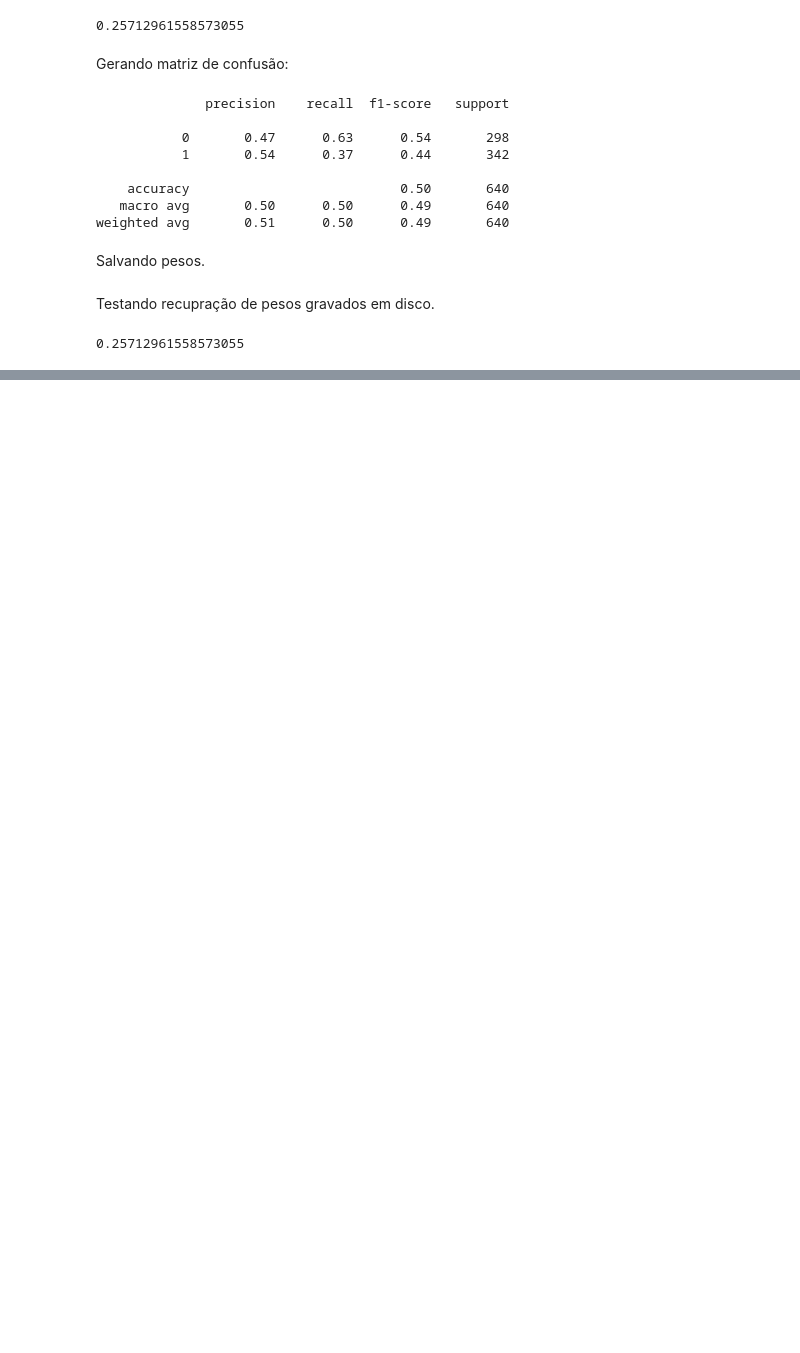
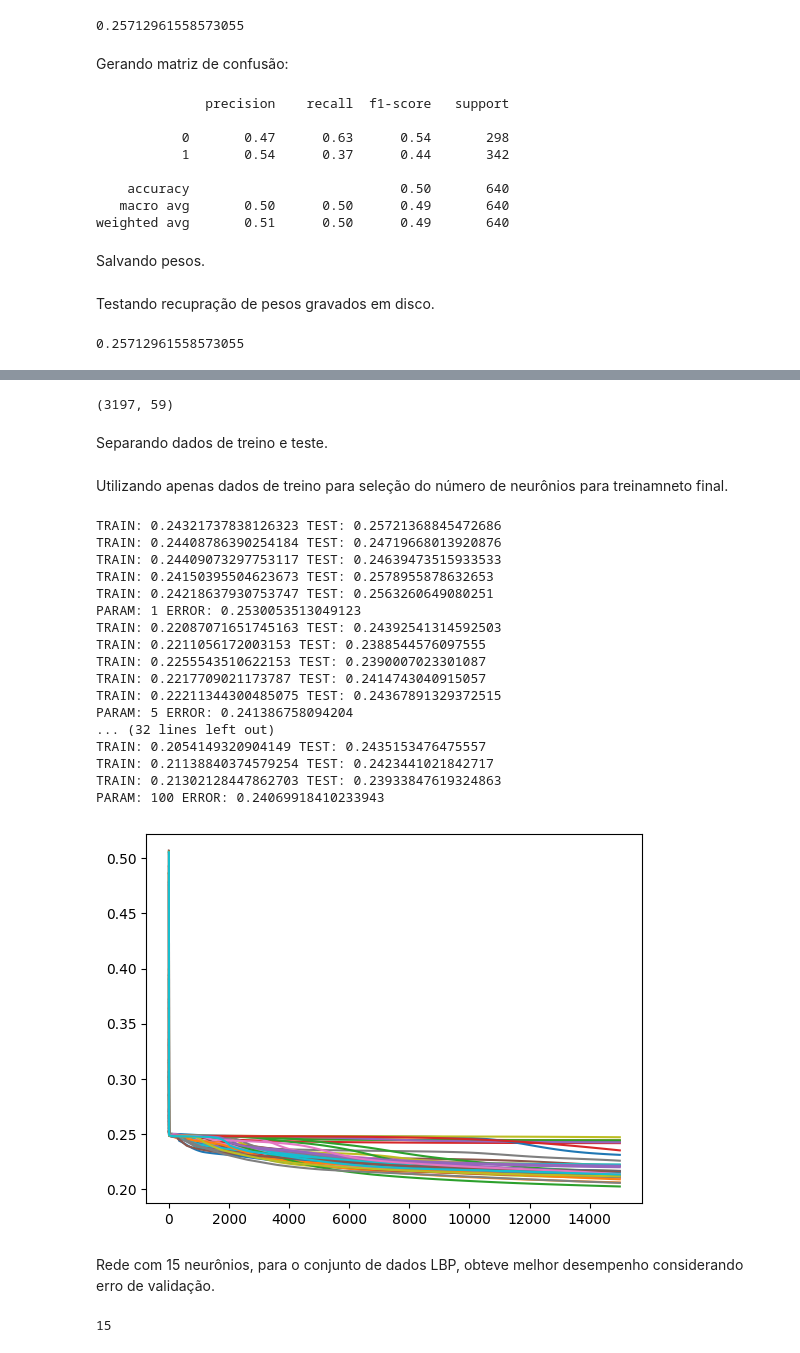
Before and after one commit to cabertoldi/SIN5016, a Jupyter notebook: notebooks/models/MLP.ipynb, the cells around one changed output, grey strips where cells are left out. Drawn from its saved outputs; the diff is of its cells as text; code cells hidden in the pictures; blank space fills up the shorter version.

```diff
--- a/notebooks/models/MLP.ipynb
+++ b/notebooks/models/MLP.ipynb
@@ -360,0 +375,44 @@ error_test_load
+# %%
+X = df.iloc[:, 1:-1].values
+y = df.iloc[:, -1].values
+# %%
+X.shape
+# %% [output]
+(3197, 59)
+# %%
+y = [int(tag is True) for tag in y]
+# %%
+y = np.array(y)
+# %% [markdown]
+Separando dados de treino e teste.
+# %%
+X_train, X_test, y_train, y_test = train_test_split(X, y, test_size=0.20, random_state=42)
+# %% [markdown]
+Utilizando apenas dados de treino para seleção do número de neurônios para treinamneto final.
+# %%
+neurons = select_params(X_train, y_train, 1)
+# %% [output]
+TRAIN: 0.24321737838126323 TEST: 0.25721368845472686
+TRAIN: 0.24408786390254184 TEST: 0.24719668013920876
+TRAIN: 0.24409073297753117 TEST: 0.24639473515933533
+TRAIN: 0.24150395504623673 TEST: 0.2578955878632653
+TRAIN: 0.24218637930753747 TEST: 0.2563260649080251
+PARAM: 1 ERROR: 0.2530053513049123
+TRAIN: 0.22087071651745163 TEST: 0.24392541314592503
+TRAIN: 0.2211056172003153 TEST: 0.2388544576097555
+TRAIN: 0.2255543510622153 TEST: 0.2390007023301087
+TRAIN: 0.2217709021173787 TEST: 0.2414743040915057
+TRAIN: 0.22211344300485075 TEST: 0.24367891329372515
+PARAM: 5 ERROR: 0.241386758094204
+... (32 lines left out)
+TRAIN: 0.2054149320904149 TEST: 0.2435153476475557
+TRAIN: 0.21138840374579254 TEST: 0.2423441021842717
+TRAIN: 0.21302128447862703 TEST: 0.23933847619324863
+PARAM: 100 ERROR: 0.24069918410233943
+[figure, added]
+# %% [markdown]
+Rede com 15 neurônios, para o conjunto de dados LBP, obteve melhor desempenho considerando erro de validação.
+# %%
+neurons
+# %% [output]
+15
```
Also changed, not shown: parts of 21 cells of this notebook.
